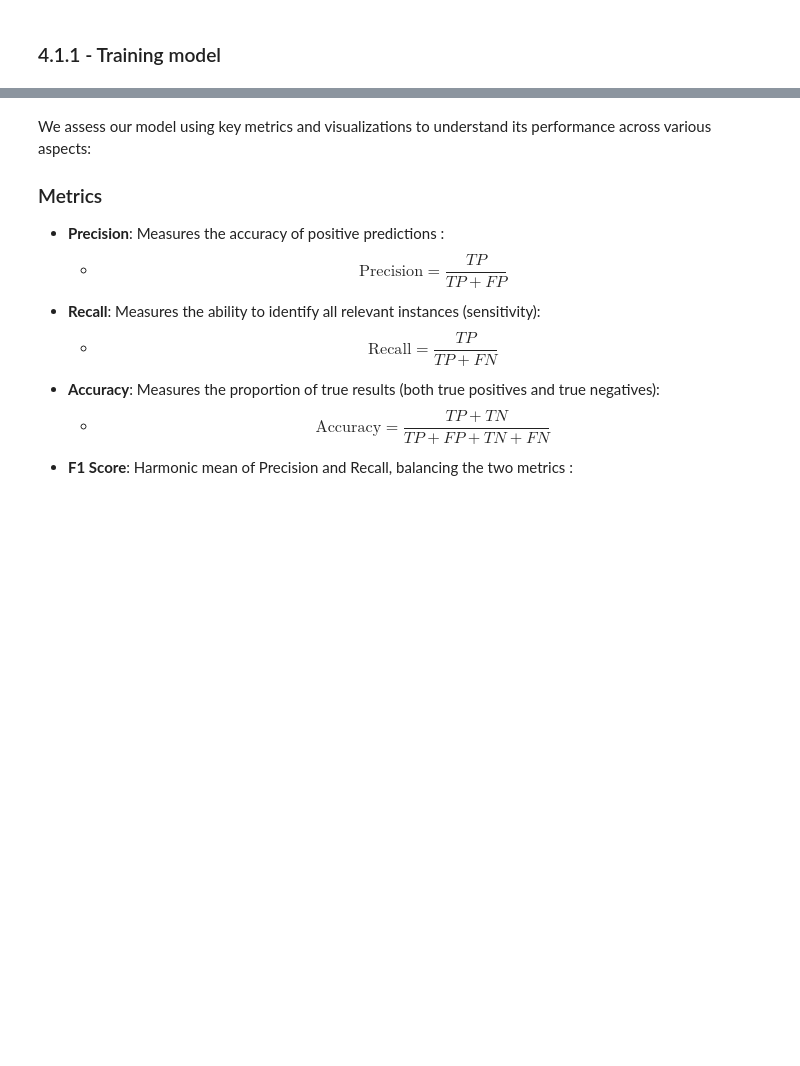
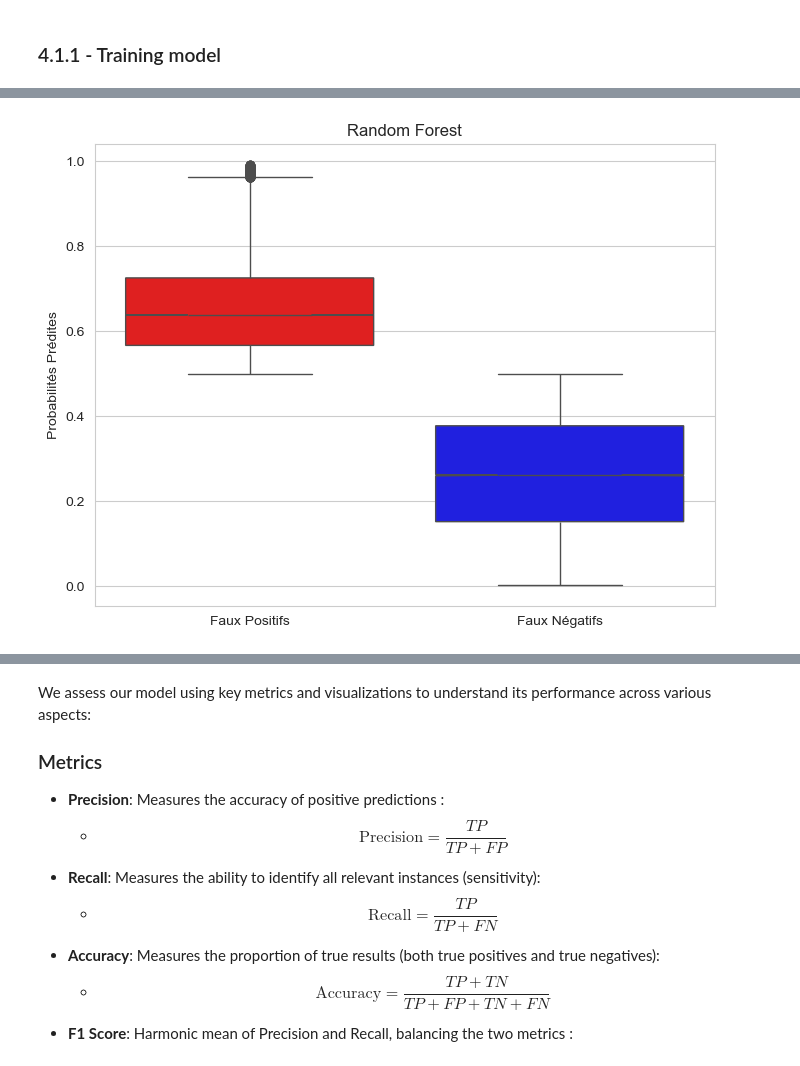
Before and after one commit to GitDeTapha/Smart_Plan_PFE_FALL, a Jupyter notebook: Codes/Prediction_No_Show.ipynb, the cells around one changed output, grey strips where cells are left out. Cells and saved outputs as stored; diff of their text form; code cells hidden in the pictures; blank space fills up the shorter version.

```diff
--- a/Codes/Prediction_No_Show.ipynb
+++ b/Codes/Prediction_No_Show.ipynb
@@ -472,0 +216,6 @@ y_prob = model.predict_proba(X_test)[:, 1]
+# %%
+title  ='Random Forest'
+# %%
+plot_boxplot_of_probabilities(rf_model, X_test, y_test, y_test_proba_rf, title)
+# %% [output]
+[figure, added]
```
Also changed, not shown: parts of 174 cells of this notebook, 10 other files.
